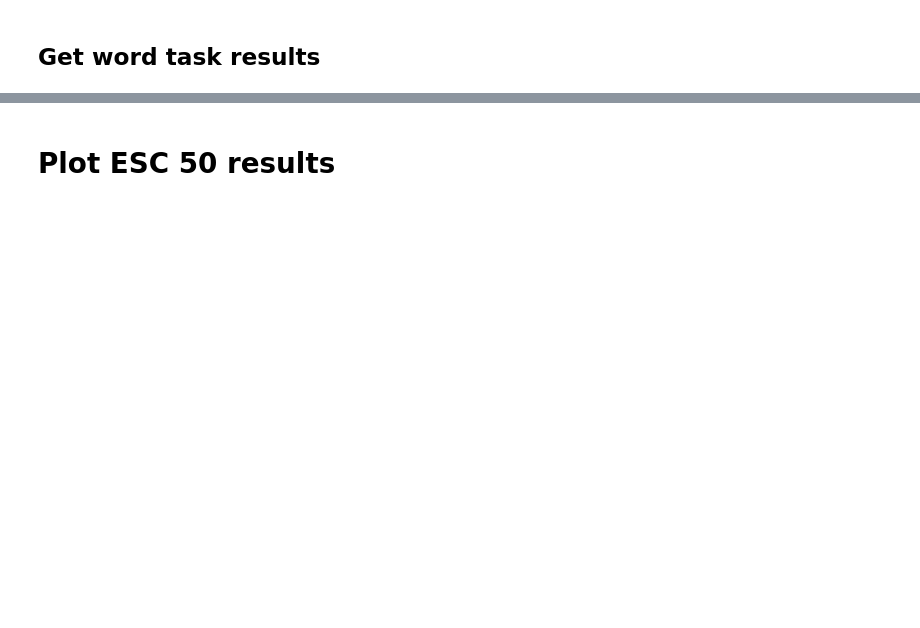
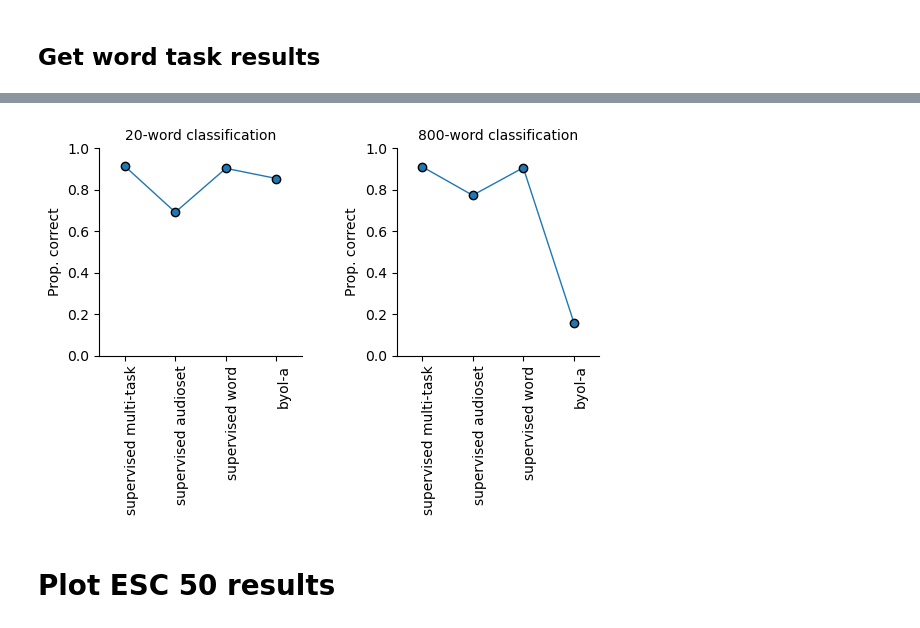
Before and after one commit to Feather-Lab/audio-ssl, a Jupyter notebook: notebooks/summarize_invar_v_equivar.ipynb, the cells around one changed output, grey strips where cells are left out. Saved outputs shown, nothing was run; the diff lists cells and outputs as text; code cells hidden in the pictures; blank space fills up the shorter version.

```diff
--- a/notebooks/summarize_invar_v_equivar.ipynb
+++ b/notebooks/summarize_invar_v_equivar.ipynb
@@ -285,2 +396,62 @@ df.head()
+# %%
+## Compare word rec performance
+
+all_word_eval_df = pd.concat([word_df, speech_commands_df], axis=0, ignore_index=True)
+# %%
+hue_order = [
+              'kell2018 supervised multi-task',
+              'kell2018 supervised audioset',
+              'kell2018 supervised word',
+                'byol-a',
+              ]
+
+task_order = [
+              '20-word classification',
+              '800-word classification',
+              ]
+
+model_name_list = [name.replace('kell2018 ', '') for name in hue_order]
+test_layers = ['relu4', 'final']
+
+to_plot  = all_word_eval_df[all_word_eval_df.model_name.str.contains('supervised|byol') & all_word_eval_df.test_layer.isin(test_layers)].copy()
+
+# to_plot = to_plot.sort_values('word_top1_mean', ascending=False).drop_duplicates('model_name')
+models_for_plot = hue_order
+to_plot = to_plot[to_plot.model_name.isin(models_for_plot)]
+g = sns.catplot(data=to_plot,
+                kind='point',
+                order=models_for_plot,
+                x='model_name',
+                y='word_top1_mean',
+                col ='task',
+                col_order=task_order,
+                # col='arch_class',
+                # hue="model_name",
+                # hue_order=hue_order,
+                # height=4,
+                sharey=False,
+                # ax = axs[0],
+                height=3,
+                mec='k',
+                mew=1,
+                lw=1, ms=6
+                )
+
+g.set_titles("{col_name}")
+g.set_xticklabels(labels=model_name_list, rotation=90, ha='right', rotation_mode='anchor')
+g.set(ylim=(0, 1),  ylabel='Prop. correct', xlabel='')
+sns.despine()
+
+
+
+# g.set_xticklabels(labels=['kell2018 supervised word', 'kell2018 supervised multi-task', 'byol-a '], rotation=45, ha='right', rotation_mode='anchor')
+# g.set(ylim=(0, 1.05), title="Word recognition", ylabel='Prop. correct', xlabel='Model')
+# sns.despine()
+
+# plt.subplots_adjust(wspace=0.5)
+# plt.savefig(outfig_dir/'byola_vs_sup.png', transparent=True,dpi=500,  bbox_inches='tight')
+# plt.savefig(outfig_dir/'byola_vs_sup_word_task.png', transparent=True,dpi=500,  bbox_inches='tight')
+# %% [output]
+[figure, added]
 # %% [markdown]
 # Plot ESC 50 results
```
Also changed, not shown: parts of 23 cells of this notebook, 10 other files.
